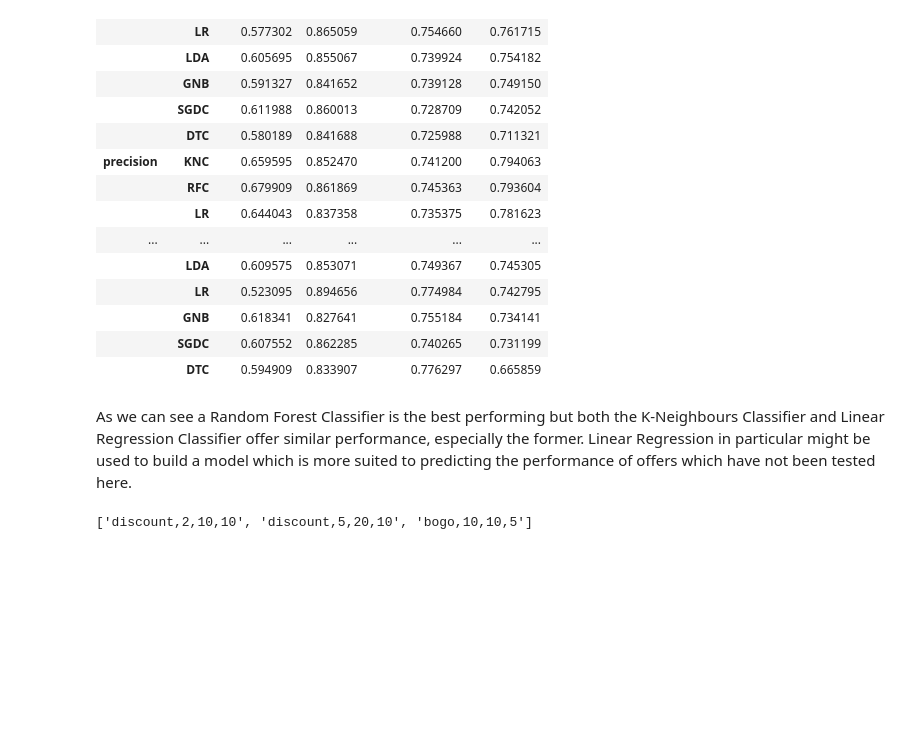
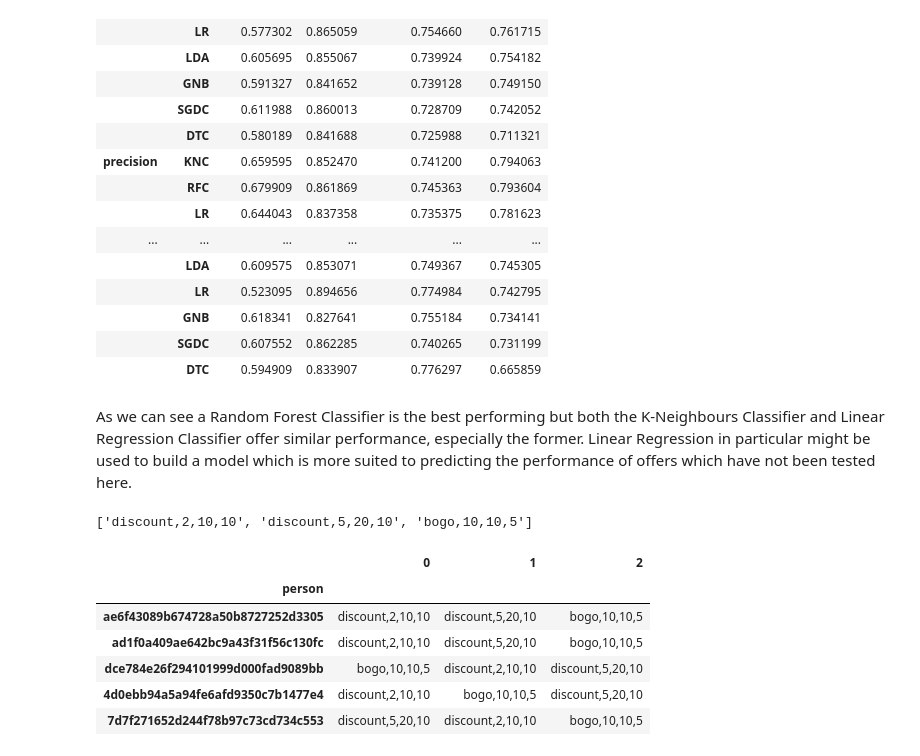
Before and after one commit to Stigant/Starbucks-Project, a Jupyter notebook: Starbucks_Capstone_notebook.ipynb, the cells around one changed output. Cells and saved outputs as stored; diff of their text form; code cells hidden in the pictures; blank space fills up the shorter version.

Commit message:
Improved decision counter

```diff
--- a/Starbucks_Capstone_notebook.ipynb
+++ b/Starbucks_Capstone_notebook.ipynb
@@ -1139,4 +1133,0 @@ Z.head()
-# %%
-counts=dict()
-for offer in portfolio.name.unique():
-    counts[offer]=Z.apply(lambda ls: offer in ls).sum()
@@ -1144,0 +1134,21 @@ counts
+# %%
+probas={offer:model.predict_proba(X) for offer,model in grid_dict.items()}
+probas={offer:[probs[0][:,0], probs[1][:,1]] for offer,probs in probas.items()}
+# %%
+scores=pd.Series(probas)
+scores=pd.concat([scores,portfolio.set_index('name')], axis=1)
+scores=scores.apply(lambda row: pd.Series(row[0][1]*((row.difficulty+0.0001)-row.reward*row[0][0])), axis=1)
+# %%
+decisions=scores.apply(lambda col: scores_decision(pd.concat([
+    col.rename('score'),portfolio.set_index('name').offer_type
+    ], axis=1)).index).transpose()
+decisions.index=profile.index
+decisions.head()
+# %% [output]
+|  | 0 | 1 | 2 |
+| person |  |  |  |
+| ae6f43089b674728a50b8727252d3305 | discount,2,10,10 | discount,5,20,10 | bogo,10,10,5 |
+| ad1f0a409ae642bc9a43f31f56c130fc | discount,2,10,10 | discount,5,20,10 | bogo,10,10,5 |
+| dce784e26f294101999d000fad9089bb | bogo,10,10,5 | discount,2,10,10 | discount,5,20,10 |
+| 4d0ebb94a5a94fe6afd9350c7b1477e4 | discount,2,10,10 | bogo,10,10,5 | discount,5,20,10 |
+| 7d7f271652d244f78b97c73cd734c553 | discount,5,20,10 | discount,2,10,10 | bogo,10,10,5 |
```
Also changed, not shown: parts of 5 cells of this notebook.
